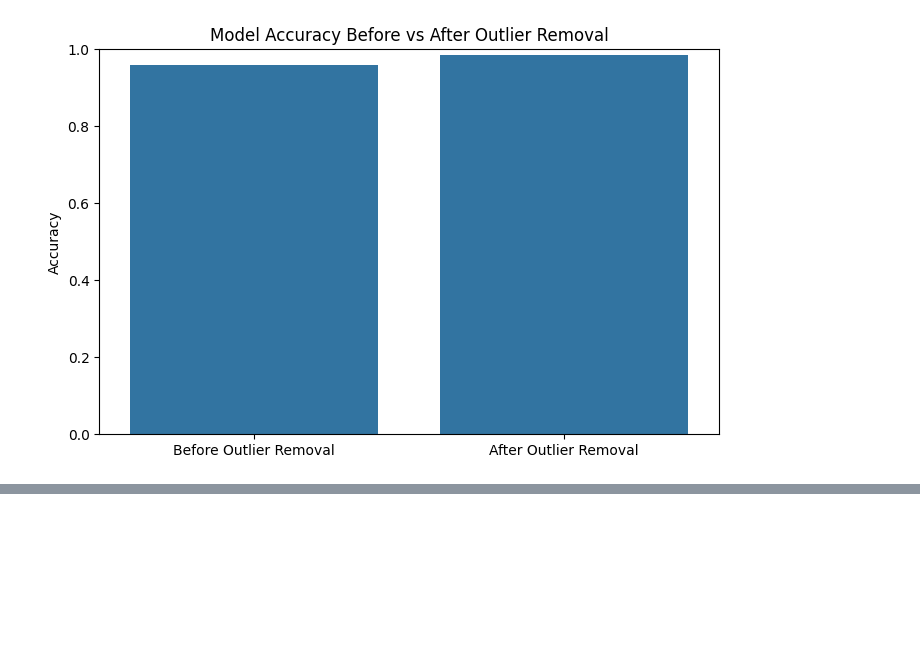
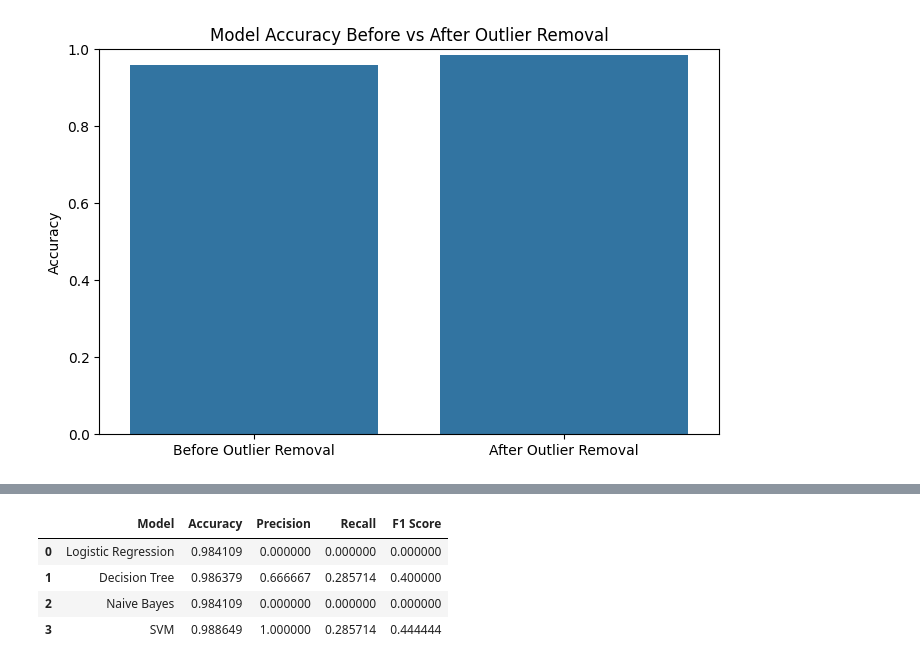
Before and after one commit to SadiaFerzeen143/spam-classification-outlier-analysis, a Jupyter notebook: spam_classification_outlier_analysis.ipynb, the cells around one changed output, grey strips where cells are left out. Cells and saved outputs as stored; diff of their text form; code cells hidden in the pictures; blank space fills up the shorter version.

```diff
--- a/spam_classification_outlier_analysis.ipynb
+++ b/spam_classification_outlier_analysis.ipynb
@@ -539,0 +674,12 @@ plt.show()
+# %%
+import pandas as pd
+
+evaluation_df = pd.DataFrame(results)
+
+(evaluation_df)
+# %% [output]
+|  | Model | Accuracy | Precision | Recall | F1 Score |
+| 0 | Logistic Regression | 0.984109 | 0.000000 | 0.000000 | 0.000000 |
+| 1 | Decision Tree | 0.986379 | 0.666667 | 0.285714 | 0.400000 |
+| 2 | Naive Bayes | 0.984109 | 0.000000 | 0.000000 | 0.000000 |
+| 3 | SVM | 0.988649 | 1.000000 | 0.285714 | 0.444444 |
```
Also changed, not shown: parts of 16 cells of this notebook.
